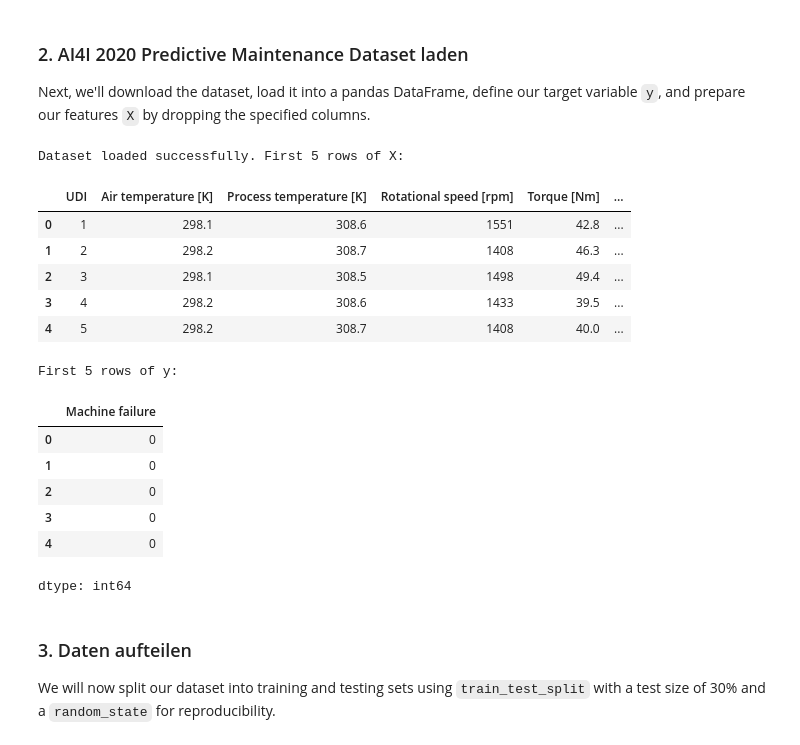
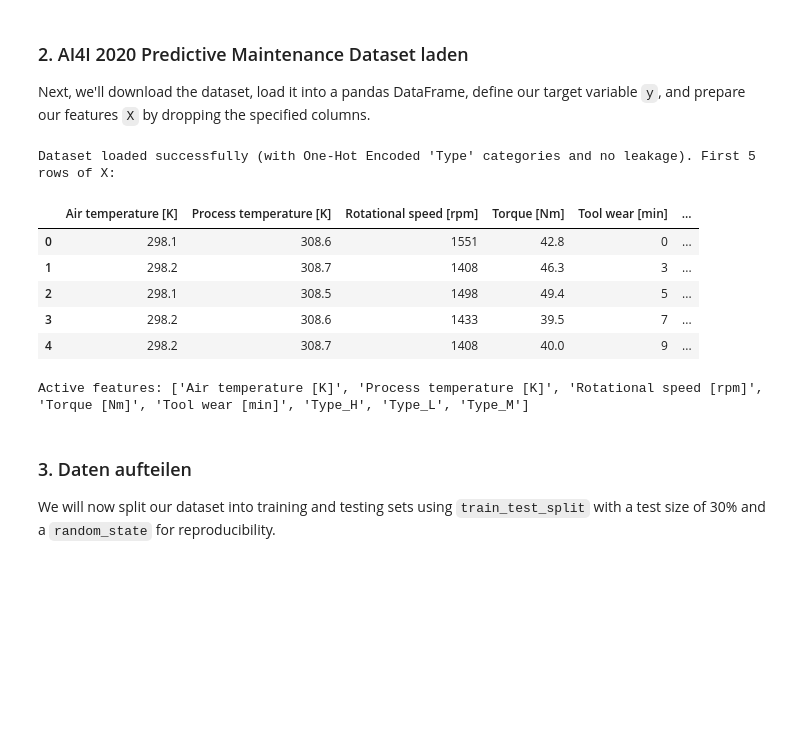
Before and after one commit to EvaS1505/Referat-BewertungDerFeatureImportance, a Jupyter notebook: RandomForestModell.ipynb, the cells around one changed output. Saved outputs shown, nothing was run; the diff lists cells and outputs as text; code cells hidden in the pictures; blank space fills up the shorter version.

```diff
--- a/RandomForestModell.ipynb
+++ b/RandomForestModell.ipynb
@@ -21,39 +21,44 @@ import shap
 ### 2. AI4I 2020 Predictive Maintenance Dataset laden
 
 Next, we'll download the dataset, load it into a pandas DataFrame, define our target variable `y`, and prepare our features `X` by dropping the specified columns.
-# %%
-# Load the dataset (using the locally uploaded file)
-df = pd.read_csv('ai4i2020.csv')
-
-# Create the target variable
-y = df["Machine failure"]
-
-# Remove specified columns to create features X
-X = df.drop(columns=["Product ID", "Type", "Machine failure"])
-
-# Get feature names
-feature_names = X.columns.tolist()
-
-print("Dataset loaded successfully. First 5 rows of X:")
-display(X.head())
-print("First 5 rows of y:")
-display(y.head())
-# %% [output]
-Dataset loaded successfully. First 5 rows of X:
-|  | UDI | Air temperature [K] | Process temperature [K] | Rotational speed [rpm] | Torque [Nm] | ... |
-| 0 | 1 | 298.1 | 308.6 | 1551 | 42.8 | ... |
-| 1 | 2 | 298.2 | 308.7 | 1408 | 46.3 | ... |
-| 2 | 3 | 298.1 | 308.5 | 1498 | 49.4 | ... |
-| 3 | 4 | 298.2 | 308.6 | 1433 | 39.5 | ... |
-| 4 | 5 | 298.2 | 308.7 | 1408 | 40.0 | ... |
-First 5 rows of y:
-|  | Machine failure |
-| 0 | 0 |
-| 1 | 0 |
-| 2 | 0 |
-| 3 | 0 |
-| 4 | 0 |
-dtype: int64
+# %%
+import pandas as pd
+
+# Load the dataset
+url = "https://raw.githubusercontent.com/youssef-marzouk/predictive_maintenance/master/ai4i2020.csv"
+try:
+    df = pd.read_csv(url)
+except Exception:
+    url_alt = "https://archive.ics.uci.edu/ml/machine-learning-databases/00601/ai4i2020.csv"
+    df = pd.read_csv(url_alt)
+
+# Create the target variable
+y = df["Machine failure"]
+
+# Columns representing concrete failure modes (causes) to be removed
+failure_modes = ["TWF", "HDF", "PWF", "OSF", "RNF"]
+
+# 1. Drop identifier columns and failure modes
+X_raw = df.drop(columns=["Product ID", "UDI", "Machine failure"] + failure_modes)
+
+# 2. One-Hot-Encode the 'Type' column (M, L, H) into numeric features
+X = pd.get_dummies(X_raw, columns=["Type"], drop_first=False, dtype=int)
+
+# Get updated feature names
+feature_names = X.columns.tolist()
+
+print("Dataset loaded successfully (with One-Hot Encoded 'Type' categories and no leakage). First 5 rows of X:")
+display(X.head())
+print(f"Active features: {feature_names}")
+# %% [output]
+Dataset loaded successfully (with One-Hot Encoded 'Type' categories and no leakage). First 5 rows of X:
+|  | Air temperature [K] | Process temperature [K] | Rotational speed [rpm] | Torque [Nm] | Tool wear [min] | ... |
+| 0 | 298.1 | 308.6 | 1551 | 42.8 | 0 | ... |
+| 1 | 298.2 | 308.7 | 1408 | 46.3 | 3 | ... |
+| 2 | 298.1 | 308.5 | 1498 | 49.4 | 5 | ... |
+| 3 | 298.2 | 308.6 | 1433 | 39.5 | 7 | ... |
+| 4 | 298.2 | 308.7 | 1408 | 40.0 | 9 | ... |
+Active features: ['Air temperature [K]', 'Process temperature [K]', 'Rotational speed [rpm]', 'Torque [Nm]', 'Tool wear [min]', 'Type_H', 'Type_L', 'Type_M']
 # %% [markdown]
 ### 3. Daten aufteilen
 
```
Also changed, not shown: parts of 7 cells of this notebook.
